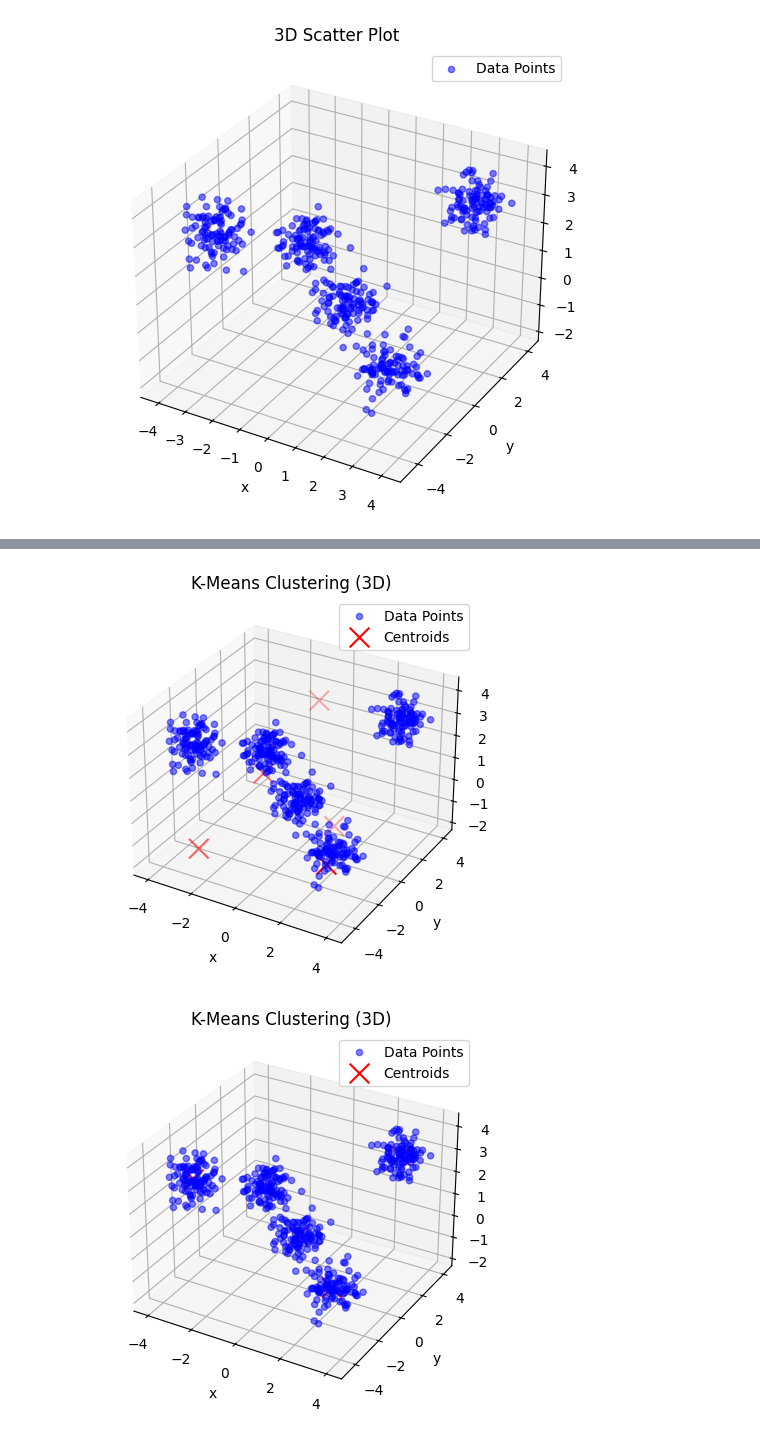
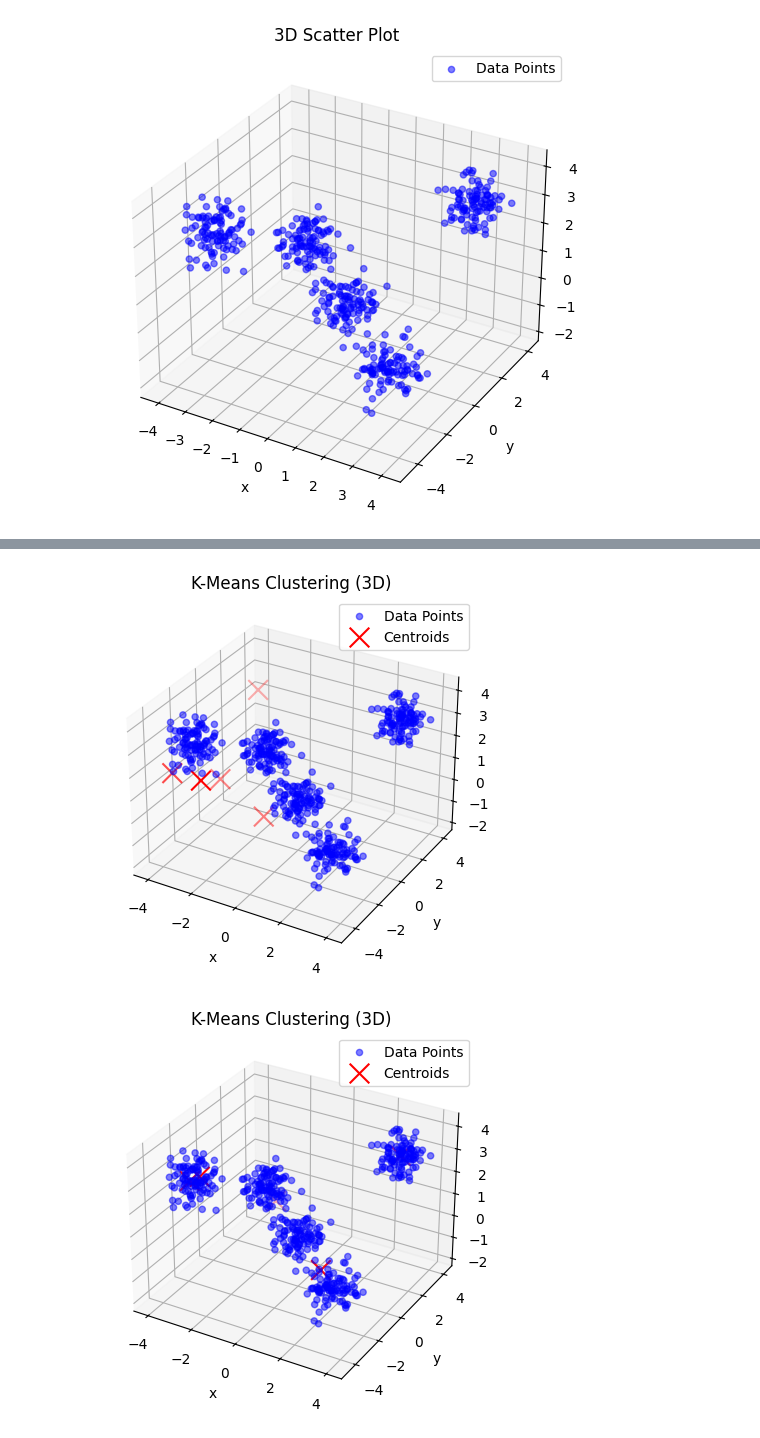
Before and after one commit to naranjo-jd/Proyecto-1, a Jupyter notebook: kmeans/Punto_1.ipynb, the cells around one changed output, grey strips where cells are left out. Cells and saved outputs as stored; diff of their text form; code cells hidden in the pictures.

```diff
--- a/kmeans/Punto_1.ipynb
+++ b/kmeans/Punto_1.ipynb
@@ -94,17 +96,18 @@ grph.plot_2d(data_2d, centroids)
 [figure]
 # %%
 # Implementacion de K-Means en los datos 3D
+data_3d_to_fit = data_3d.iloc[:, :-1]
 k = 5
-seed = 42
+seed = 41
 metrica = metric.euclidean
 
-init_centroids = kmeans.centroids(data_3d, k, seed)
-centroids, clusters = kmeans.Kmeans(data_3d, k, metrica, seed)  # Ahora obtenemos clusters
-grph.plot_3d(data_3d, init_centroids)
-grph.plot_3d(data_3d, centroids)
+init_centroids = kmeans.centroids(data_3d_to_fit, k, seed)
+centroids, clusters = kmeans.Kmeans(data_3d_to_fit, k, metrica, seed)  # Ahora obtenemos clusters
+grph.plot_3d(data_3d_to_fit, init_centroids)
+grph.plot_3d(data_3d_to_fit, centroids)
 # %% [output]
-[figure, old version]
+[figure, new version]
-[figure, old version]
+[figure, new version]
 # %% [markdown]
 ## **Análisis de Resultados en K-Means con Múltiples Métricas**
 
```
Also changed, not shown: parts of 5 cells of this notebook.
